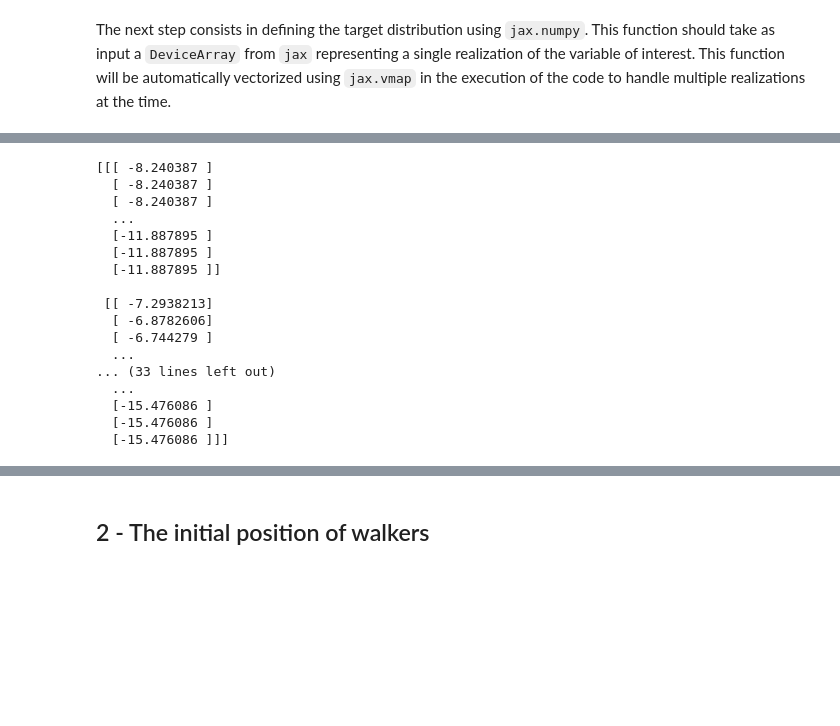
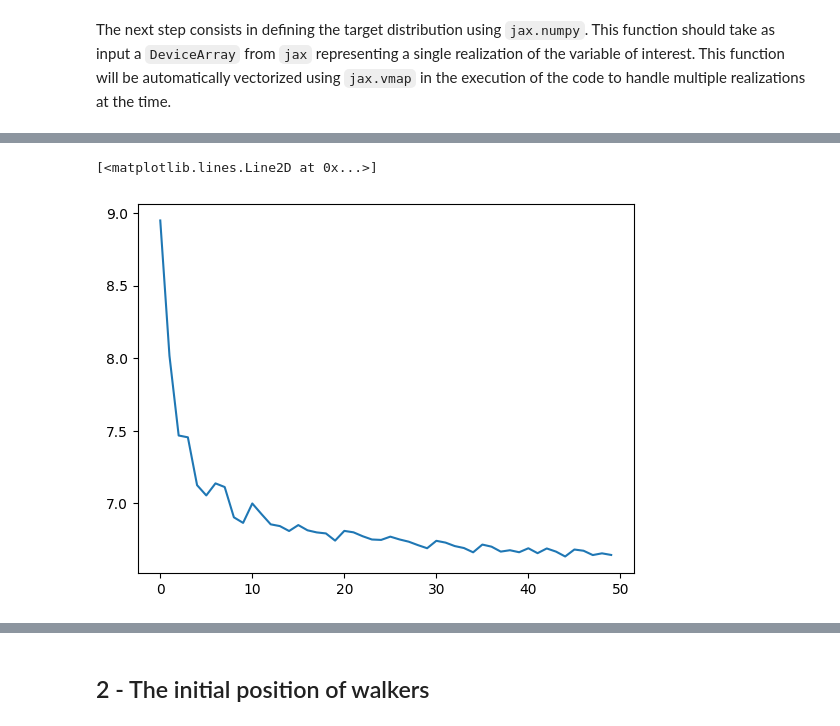
Before and after one commit to kazewong/flowMC, a Jupyter notebook: example/notebook/dualmoon.ipynb, the cells around one changed output, grey strips where cells are left out. Drawn from its saved outputs; the diff is of its cells as text; code cells hidden in the pictures; blank space fills up the shorter version.

```diff
--- a/example/notebook/dualmoon.ipynb
+++ b/example/notebook/dualmoon.ipynb
@@ -138,20 +93,7 @@ Compiling MALA body
-# %%
-nf_sampler.resources['log_prob_production']
-# %% [output]
-[[[ -8.240387 ]
-  [ -8.240387 ]
-  [ -8.240387 ]
-  ...
-  [-11.887895 ]
-  [-11.887895 ]
-  [-11.887895 ]]
-
- [[ -7.2938213]
-  [ -6.8782606]
-  [ -6.744279 ]
-  ...
-... (33 lines left out)
-  ...
-  [-15.476086 ]
-  [-15.476086 ]
-  [-15.476086 ]]]
+# %%
+import matplotlib.pyplot as plt
+
+plt.plot(nf_sampler.resources['loss_buffer'].buffer[0])
+# %% [output]
+[<matplotlib.lines.Line2D at 0x...>]
+[figure, added]
```
Also changed, not shown: parts of 11 cells of this notebook, 3 other files.
